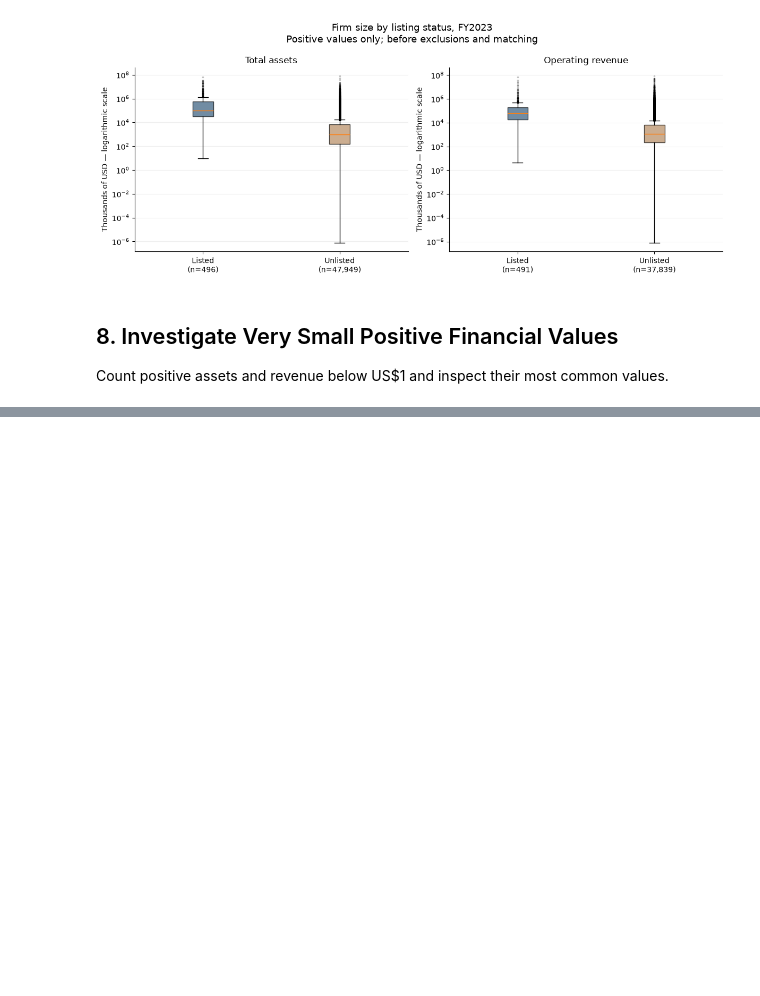
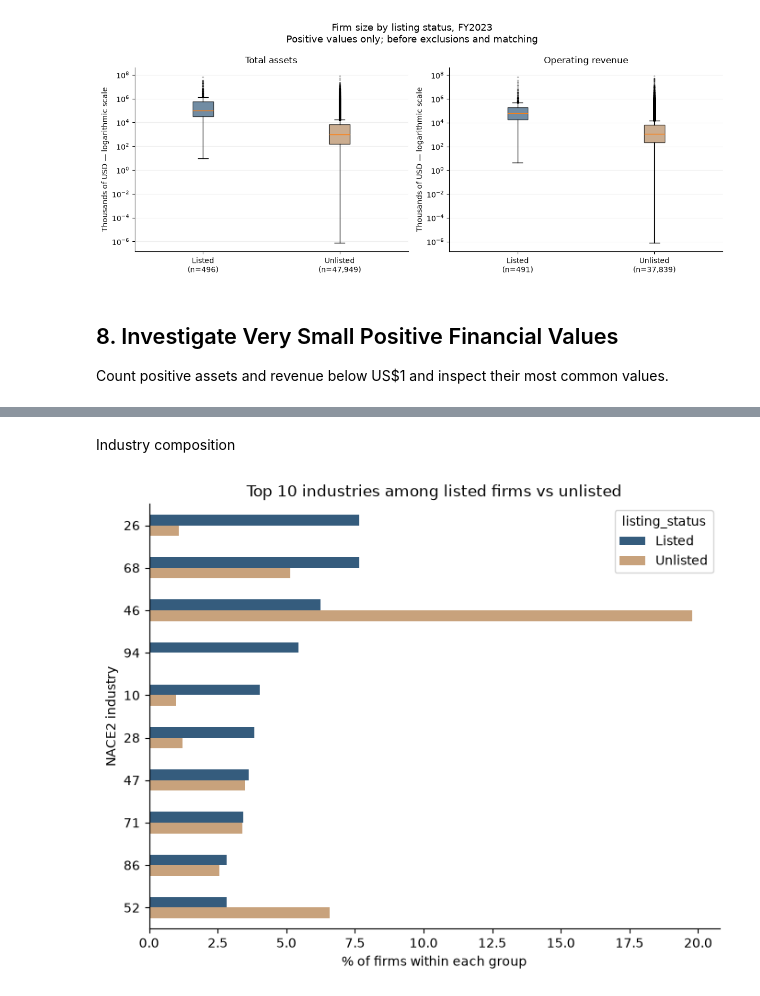
Before and after one commit to mljiang2026-oss/ds607-singapore-firm-size, a Jupyter notebook: notebooks/01_eda.ipynb, the cells around one changed output, grey strips where cells are left out. Cells and saved outputs as stored; diff of their text form; code cells hidden in the pictures; blank space fills up the shorter version.

```diff
--- a/notebooks/01_eda.ipynb
+++ b/notebooks/01_eda.ipynb
@@ -366,0 +463,25 @@ Name: count, dtype: int64
+# %%
+# 1) Industry: turn the 4-digit NACE code into a 2-digit NACE division
+nace4 = (eda["NACE Rev. 2, core code (4 digits)"]
+         .astype("string")
+         .str.replace(r"\.0$", "", regex=True)   # "4511.0" -> "4511"
+         .str.zfill(4))                          # "111"    -> "0111"
+eda["nace2"] = nace4.str[:2]                     # "4511"   -> "45"
+
+# 2) Age band: firm age at the end of FY2023
+# Grab the 4-digit year from any format: "2006", "2006-05-12", "12/05/2006" -> 2006
+inc_year = pd.to_numeric(
+    eda["Date of incorporation"].astype("string").str.extract(r"(\d{4})")[0],
+    errors="coerce",
+)
+eda["firm_age"] = 2023 - inc_year
+eda["age_band"] = pd.cut(eda["firm_age"],
+                         bins=[-1, 4, 9, 19, 1000],
+                         labels=["0–4", "5–9", "10–19", "20+"])
+
+# 3) Consolidation code: just give it the short name
+eda["consolidation_code"] = eda["Consolidation code"]
+eda["consolidated"] = eda["consolidation_code"].str[0]
+
+print(eda[["nace2", "firm_age", "age_band", "consolidation_code"]].head())
+print(eda["age_band"].value_counts(dropna=False))
@@ -366,0 +501,18 @@ Name: count, dtype: int64
+# %% [markdown]
+Industry composition
+# %%
+ind = pd.crosstab(eda["nace2"], eda["listing_status"], normalize="columns") * 100
+ind.to_csv(TAB_DIR / "industry_composition.csv")
+
+top = ind.sort_values("Listed", ascending=False).head(10)[GROUPS]
+ax = top.plot(kind="barh", figsize=(8, 6),
+              color=[COLORS[g] for g in GROUPS])
+ax.invert_yaxis()
+ax.set_xlabel("% of firms within each group")
+ax.set_ylabel("NACE2 industry")
+ax.set_title("Top 10 industries among listed firms vs unlisted")
+ax.spines[["top", "right"]].set_visible(False)
+plt.savefig(FIG_DIR / "industry_composition.png", dpi=300, bbox_inches="tight")
+plt.show()
+# %% [output]
+[figure, added]
```
Also changed, not shown: parts of 38 cells of this notebook, 8 other files.
